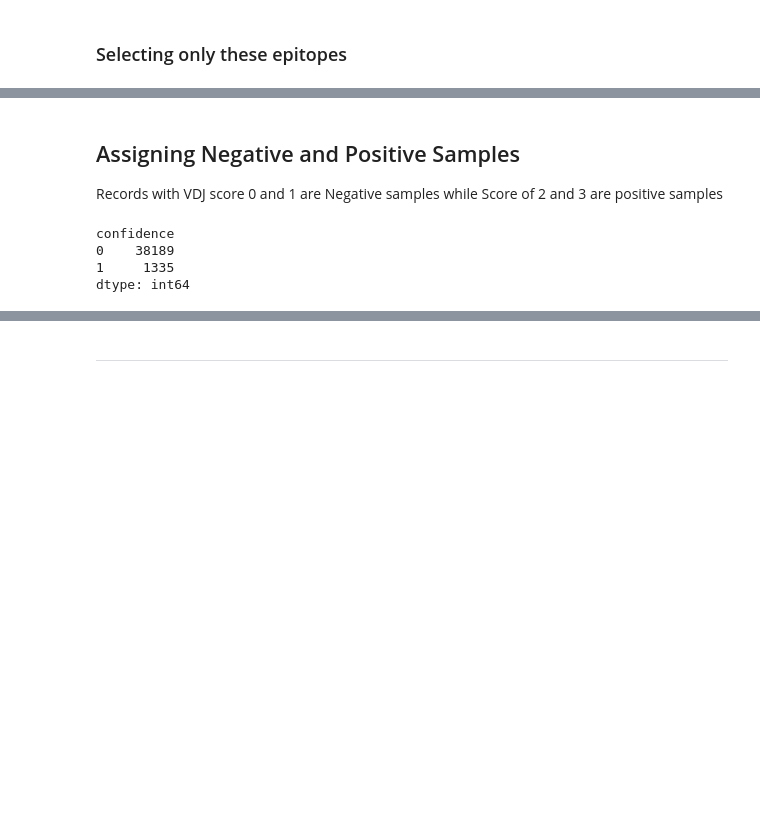
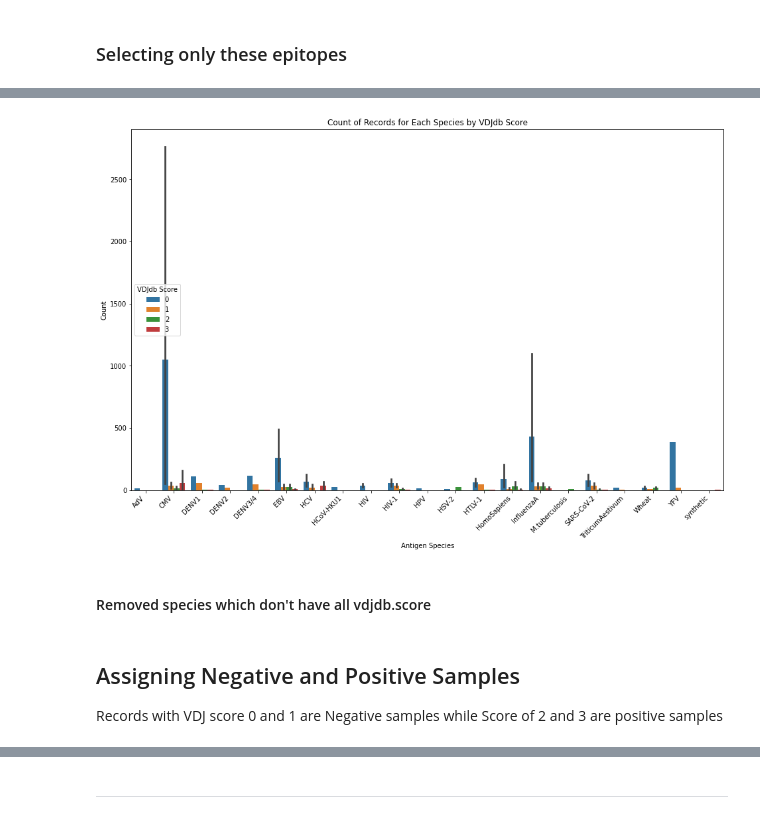
Before and after one commit to UoB-DSMP-2023-24/dsmp-2024-group-5, a Jupyter notebook: Presentation_1_Final.ipynb, the cells around one changed output, grey strips where cells are left out. Cells and saved outputs as stored; diff of their text form; code cells hidden in the pictures; blank space fills up the shorter version.

```diff
--- a/Presentation_1_Final.ipynb
+++ b/Presentation_1_Final.ipynb
@@ -466,0 +588,10 @@ sample_dataset = sample_dataset[sample_dataset['antigen.epitope'].isin(antigen_n
+# %%
+amino_acids_symbols = list(amino_acids_df['symbol'])
+def filter_ambiguous_cdr3(row):
+    cdr3 = row['cdr3']
+    for amino_acid in cdr3:
+        if amino_acid not in amino_acids_symbols:
+            return 1
+    return 0
+# %%
+sample_dataset['ambiguous_cdr3s'] = sample_dataset.apply(filter_ambiguous_cdr3,axis=1)
@@ -466,0 +606,2 @@ sample_dataset = sample_dataset[sample_dataset['antigen.epitope'].isin(antigen_n
+# %%
+graph_df = sample_dataset.groupby(['antigen.species','antigen.epitope','vdjdb.score']).size().to_frame('count').reset_index()
@@ -466,0 +624,11 @@ sample_dataset = sample_dataset[sample_dataset['antigen.epitope'].isin(antigen_n
+# %%
+plt.figure(figsize=(16, 10))  # Set the figure size
+sns.barplot(x='antigen.species', y='count', hue='vdjdb.score', data=graph_df)
+plt.title('Count of Records for Each Species by VDJdb Score')
+plt.xlabel('Antigen Species')
+plt.ylabel('Count')
+plt.legend(title='VDJdb Score')
+plt.xticks(rotation=45, ha='right')
+plt.show()
+# %% [output]
+[figure, added]
@@ -466,0 +643,2 @@ sample_dataset = sample_dataset[sample_dataset['antigen.epitope'].isin(antigen_n
+# %% [markdown]
+#### Removed species which don't have all vdjdb.score
@@ -473,7 +650,0 @@ sample_dataset['confidence'] = sample_dataset['vdjdb.score'].apply(lambda score:
-# %%
-sample_dataset.groupby(by=['confidence']).size()
-# %% [output]
-confidence
-0    38189
-1     1335
-dtype: int64
```
Also changed, not shown: parts of 45 cells of this notebook, 4 other files.
